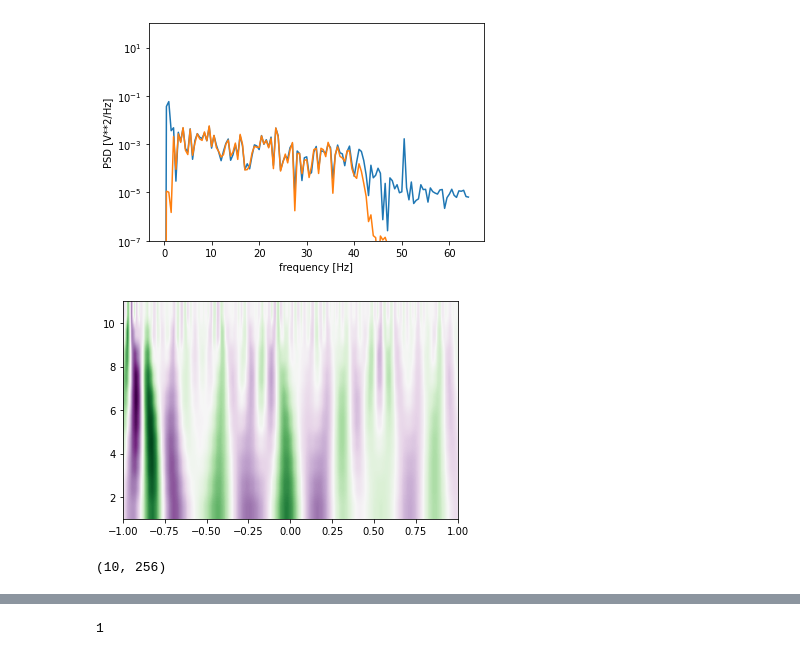
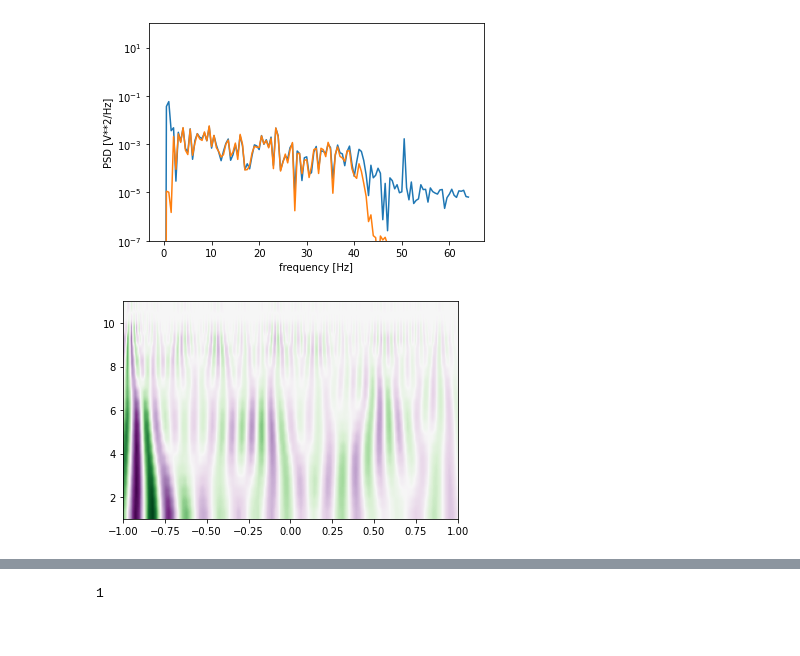
Before and after one commit to daruai/MNIST-brain-digits, a Jupyter notebook: brain-digits-wavelets.ipynb, the cells around one changed output, grey strips where cells are left out. Saved outputs shown, nothing was run; the diff lists cells and outputs as text; code cells hidden in the pictures.

```diff
--- a/brain-digits-wavelets.ipynb
+++ b/brain-digits-wavelets.ipynb
@@ -144,19 +144,15 @@ plt.show()
 # %%
 import pywt
 
 t = list(np.arange(0,2,1/256))
 sig  = df_train_filtered.iloc[3].channel_0
-widths = np.arange(1, 11)
-cwtmatr, freqs = pywt.cwt(sig, widths, 'mexh')
+widths = np.arange(1, 21)
+cwtmatr, freqs = pywt.cwt(sig, widths, 'morl')
 plt.imshow(cwtmatr, extent=[-1, 1, 1, 11], cmap='PRGn', aspect='auto',
             vmax=abs(cwtmatr).max(), vmin=-abs(cwtmatr).max())  # doctest: +SKIP
 plt.show() # doctest: +SKIP
 # %% [output]
-[figure, old version]
+[figure, new version]
-# %%
-cwtmatr.shape
-# %% [output]
-(10, 256)
 # %%
 del df_train, df_test, df
 # %%
```
Also changed, not shown: parts of 9 cells of this notebook.
